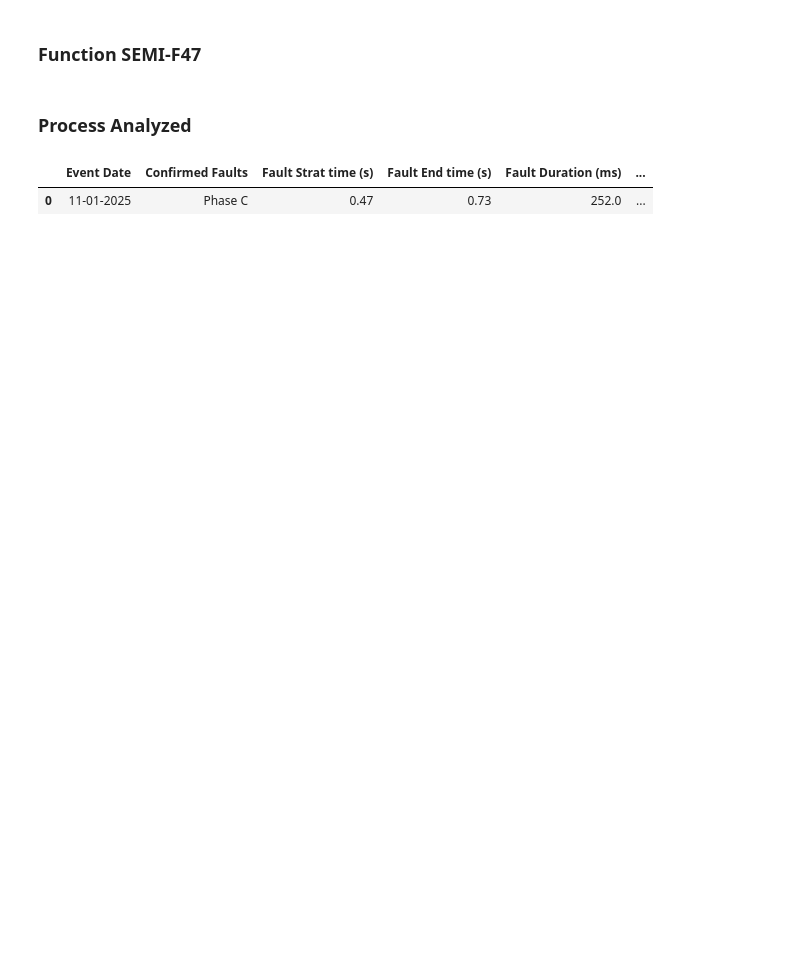
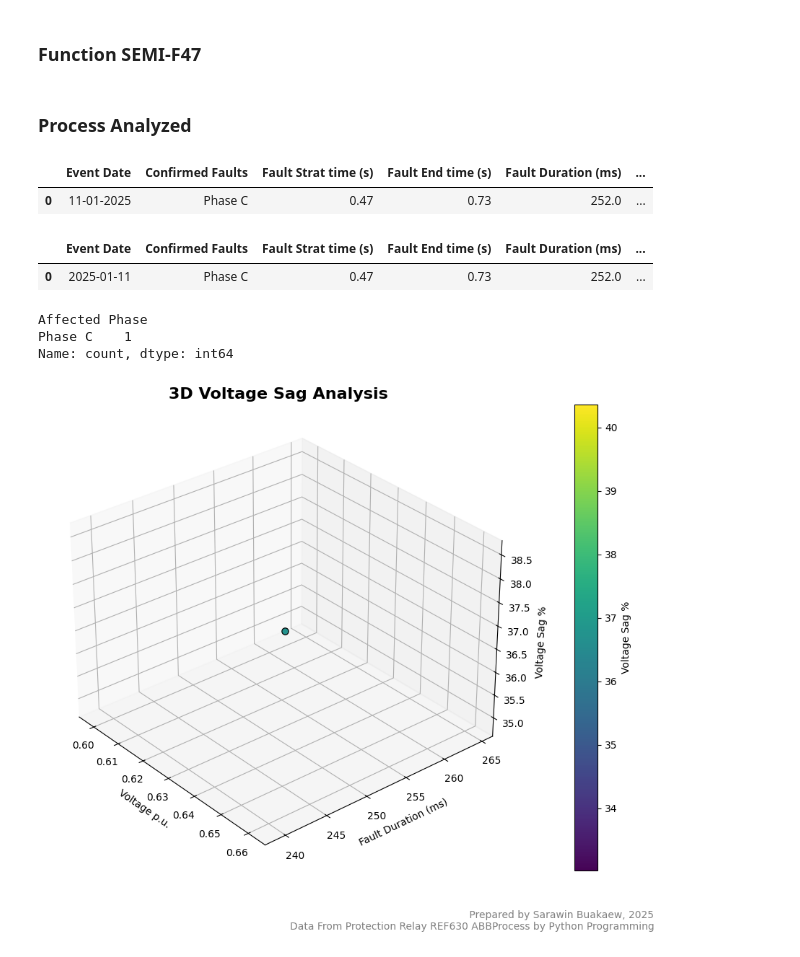
Before and after one commit to sarawinb-engi/substation-disturbance-report, a Jupyter notebook: analyzed_data.ipynb, the cells around one changed output. Cells and saved outputs as stored; diff of their text form; code cells hidden in the pictures; blank space fills up the shorter version.

Commit message:
Addition code for 3D plot

```diff
--- a/analyzed_data.ipynb
+++ b/analyzed_data.ipynb
@@ -82,3 +82,75 @@ df
 # %% [output]
 |  | Event Date | Confirmed Faults | Fault Strat time (s) | Fault End time (s) | Fault Duration (ms) | ... |
 | 0 | 11-01-2025 | Phase C | 0.47 | 0.73 | 252.0 | ... |
+# %%
+df.columns = df.columns.str.strip()  # Remove leading/trailing spaces
+df['Event Date'] = pd.to_datetime(df['Event Date'], format='%d-%m-%Y')
+df['Voltage sag'] = pd.to_numeric(df['Voltage Sag'], errors='coerce')
+df['Voltage p.u.'] = pd.to_numeric(df['Voltage p.u.'], errors='coerce')
+df['Affected Phase'] = df['Confirmed Faults']
+df['Fault Duration'] = pd.to_numeric(df['Fault Duration (ms)'], errors='coerce')
+df
+# %% [output]
+|  | Event Date | Confirmed Faults | Fault Strat time (s) | Fault End time (s) | Fault Duration (ms) | ... |
+| 0 | 2025-01-11 | Phase C | 0.47 | 0.73 | 252.0 | ... |
+# %%
+df['Affected Phase'] = df['Affected Phase'].str.strip()  # Remove leading/trailing spaces
+df['Affected Phase'] = df['Affected Phase'].str.title()  # Capitalize first letter of each word
+
+df_sag = df[df['Voltage sag']>10].copy()
+df_sag['year'] = df_sag['Event Date'].dt.year
+
+grouped = df_sag.groupby(['year', 'Affected Phase'])['Voltage sag'].agg(['count',
+                                                                        'mean',
+                                                                        'min',
+                                                                        'max']).reset_index()
+
+phase_counts = df['Affected Phase'].value_counts()
+phase_counts
+# %% [output]
+Affected Phase
+Phase C    1
+Name: count, dtype: int64
+# %%
+voltaes_sag = df['Voltage sag']
+voltage_pu = df['Voltage p.u.']
+fault_rms = df['Fault Duration']
+
+fig = plt.figure(figsize=(10, 7))
+ax = fig.add_subplot(111, projection='3d')
+
+scatter = ax.scatter(voltage_pu, fault_rms, voltaes_sag,
+                     c=voltaes_sag,
+                     cmap='viridis',
+                     marker='o',
+                     alpha=0.99,
+                     edgecolors='black',
+                     linewidth=0.9,
+                     s=45)
+
+fig.colorbar(scatter,
+             label='Voltage Sag %',
+             orientation='vertical',
+             pad=0.09)
+
+ax.set_title('3D Voltage Sag Analysis', fontsize=16 ,fontweight='bold')
+ax.set_xlabel('Voltage p.u.')
+ax.set_ylabel('Fault Duration (ms)')
+ax.set_zlabel('Voltage Sag %')
+
+min_idx = df['Voltage sag'].idxmin()
+
+ax.view_init(elev=30, azim=-40, roll=0)
+
+plt.figtext(0.95, -0.1,
+            "\n Prepared by Sarawin Buakaew, 2025\n"
+            "Data From Protection Relay REF630 ABB"
+            "Process by Python Programming",
+            ha='right',
+            va='bottom',
+            fontsize=10,
+            c='gray')
+
+plt.tight_layout()
+# %% [output]
+[figure, added]
```
